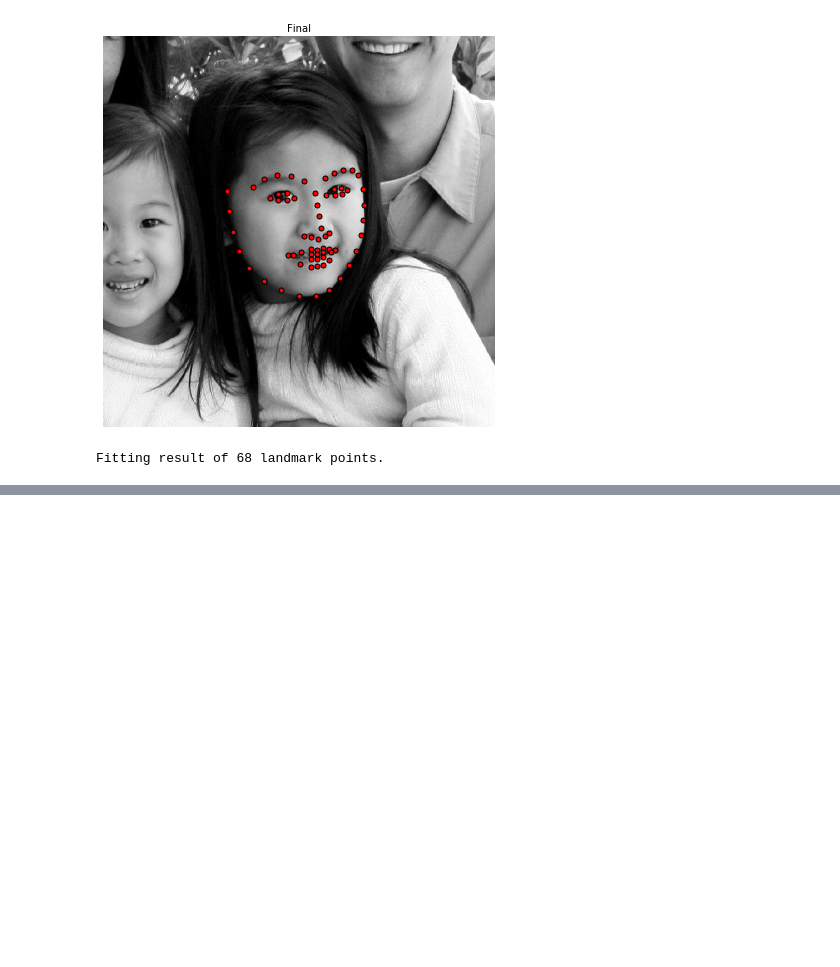
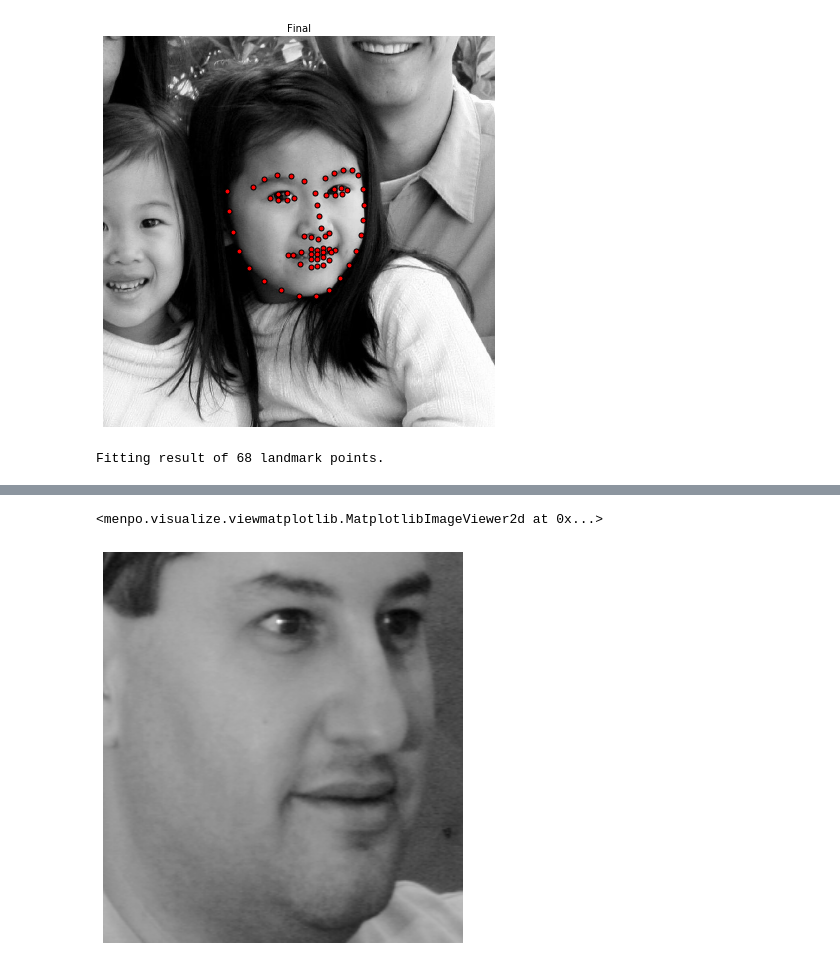
Before and after one commit to rsln-s/tensorfaces, a Jupyter notebook: aam/aam.ipynb, the cells around one changed output, grey strips where cells are left out. Drawn from its saved outputs; the diff is of its cells as text; code cells hidden in the pictures; blank space fills up the shorter version.

```diff
--- a/aam/aam.ipynb
+++ b/aam/aam.ipynb
@@ -217,0 +218,7 @@ result.view_iterations()
+# %%
+# result
+cropped = image.crop_to_pointcloud_proportion(result.final_shape, 0.05)
+cropped.view()
+# %% [output]
+<menpo.visualize.viewmatplotlib.MatplotlibImageViewer2d at 0x...>
+[figure, added]
```
Also changed, not shown: parts of 3 cells of this notebook.
